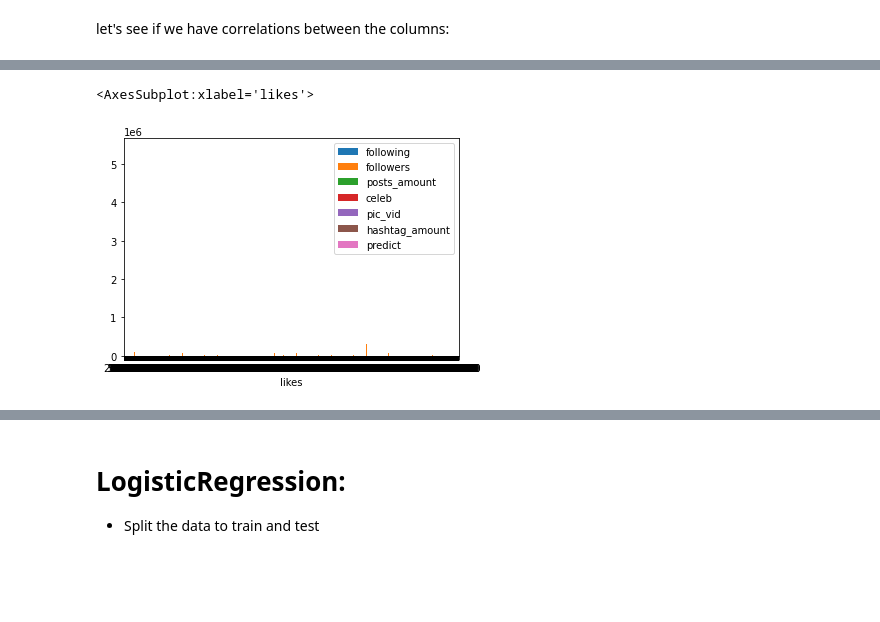
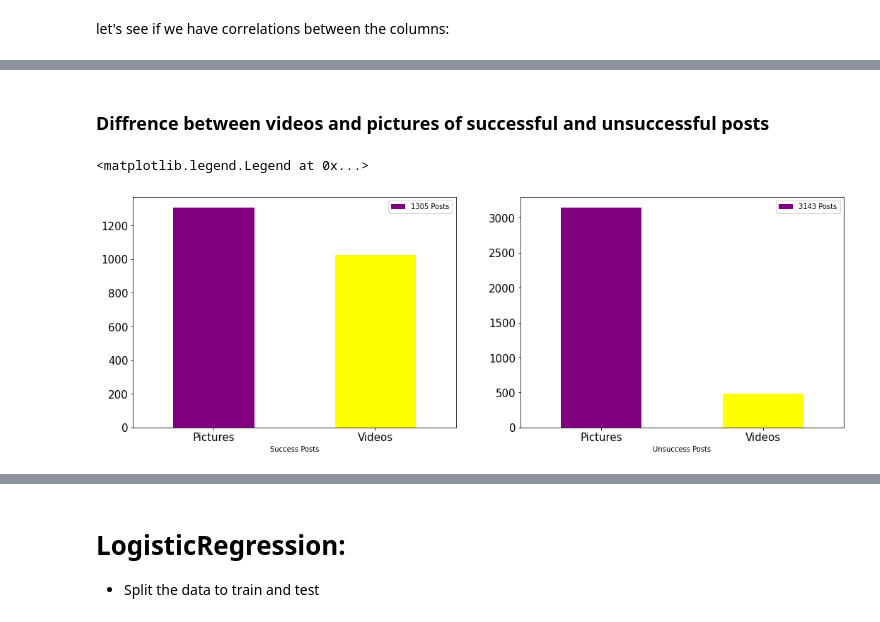
Before and after one commit to OrenPin/Instagram-Prediction---Data-Analysis, a Jupyter notebook: PostAnalysis.ipynb, the cells around one changed output, grey strips where cells are left out. Drawn from its saved outputs; the diff is of its cells as text; code cells hidden in the pictures; blank space fills up the shorter version.

```diff
--- a/PostAnalysis.ipynb
+++ b/PostAnalysis.ipynb
@@ -359,5 +263,23 @@ sns.scatterplot(data=df_dup_numeric, x="posts_amount", y="celeb")
-# %%
-df_duplicate.plot.bar(x='likes', rot=0)
-# %% [output]
-<AxesSubplot:xlabel='likes'>
-[figure, removed]
+# %% [markdown]
+### Diffrence between videos and pictures of successful and unsuccessful posts
+# %%
+fig, axes = plt.subplots(1,2, figsize=(18,6))
+df_post_success = df_duplicate[df_duplicate['predict'] == 1]
+df_post_unsuccess = df_duplicate[df_duplicate['predict'] == 0]
+
+success_pic = len(df_post_success[df_post_success['pic_vid'] == 0])
+success_vid = len(df_post_success[df_post_success['pic_vid'] == 1])
+
+unsuccess_pic = len(df_post_unsuccess[df_post_unsuccess['pic_vid'] == 0])
+unsuccess_vid = len(df_post_unsuccess[df_post_unsuccess['pic_vid'] == 1])
+
+df_success = pd.DataFrame({'Success Posts': ['Pictures', 'Videos'], 'Values': [success_pic, success_vid]})
+df_unsuccess = pd.DataFrame({'Unsuccess Posts': ['Pictures', 'Videos'], 'Values': [unsuccess_pic, unsuccess_vid]})
+
+df_success.plot(kind='bar', ax=axes[0], x='Success Posts', y='Values', fontsize=15, rot=0, color=['purple', 'yellow'])
+df_unsuccess.plot(kind='bar', ax=axes[1], x='Unsuccess Posts', y='Values', fontsize=15, rot=0, color=['purple', 'yellow'])
+axes[0].legend([str(success_pic) + ' Posts'])
+axes[1].legend([str(unsuccess_pic) + ' Posts'])
+# %% [output]
+<matplotlib.legend.Legend at 0x...>
+[figure, added]
```
Also changed, not shown: parts of 50 cells of this notebook.
